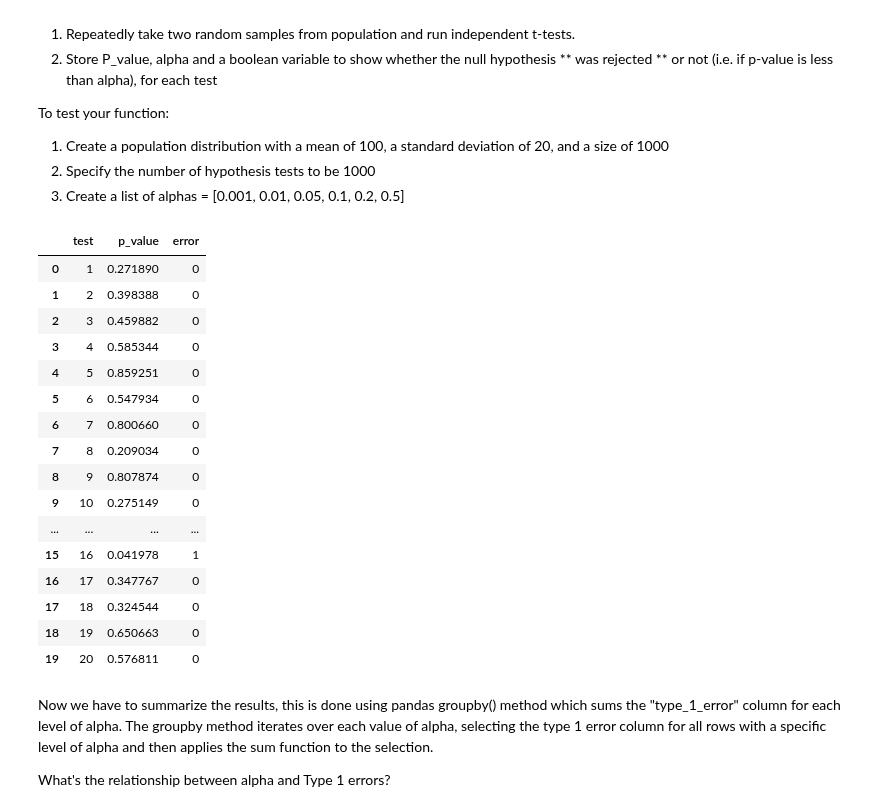
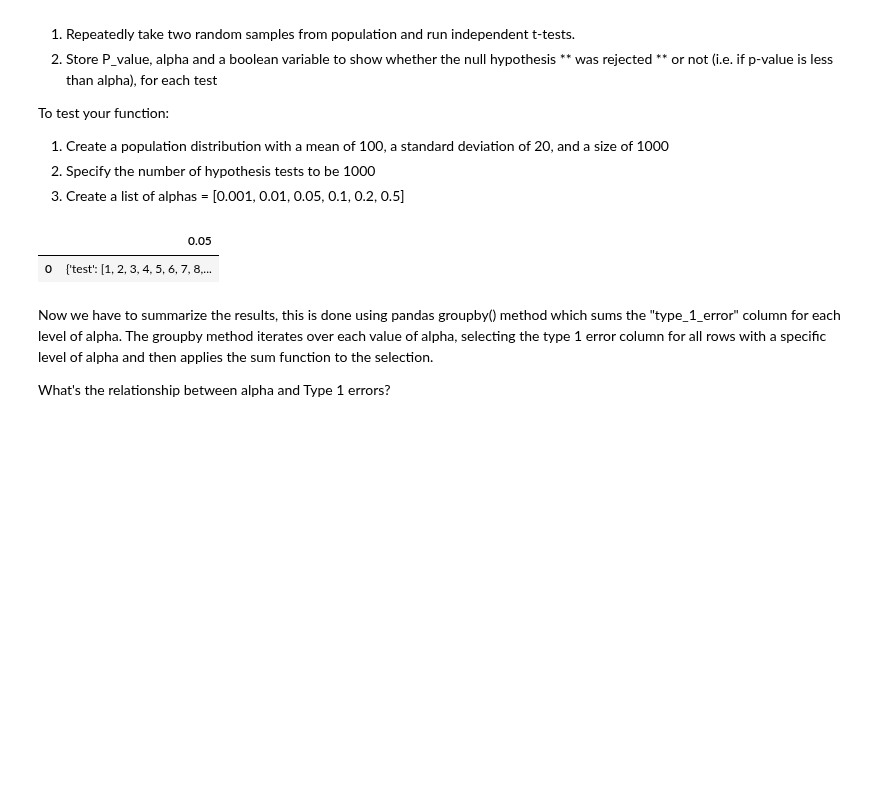
Before and after one commit to max-miller/dsc-type-1-and-2-error-lab-nyc-ds-career-042219, a Jupyter notebook: index.ipynb, the cells around one changed output. Saved outputs shown, nothing was run; the diff lists cells and outputs as text; code cells hidden in the pictures; blank space fills up the shorter version.

```diff
--- a/index.ipynb
+++ b/index.ipynb
@@ -137,7 +137,7 @@ def type_1_error(population, num_tests, alpha_set):
         A dataframe containing the columns 'type_2_error', 'p_value', and 'alpha'
     """
     frame = []
-    for alpha in apha_set:
+    for alpha in alpha_set:
         test = []
         p_value = []
         for n in range(1,num_tests+1):
@@ -148,27 +148,12 @@ def type_1_error(population, num_tests, alpha_set):
         error = [1 if n < alpha else 0 for n in p_value ]
         dic = {alpha:{'test':test,'p_value':p_value,'error':error}}
         frame.append(dic)
-    return pd.DataFrame(fra)
+    return pd.DataFrame(frame)
 # %%
-type_1_error(pop,20,.05)
+type_1_error(pop,20,[.05])
 # %% [output]
-|  | test | p_value | error |
-| 0 | 1 | 0.271890 | 0 |
-| 1 | 2 | 0.398388 | 0 |
-| 2 | 3 | 0.459882 | 0 |
-| 3 | 4 | 0.585344 | 0 |
-| 4 | 5 | 0.859251 | 0 |
-| 5 | 6 | 0.547934 | 0 |
-| 6 | 7 | 0.800660 | 0 |
-| 7 | 8 | 0.209034 | 0 |
-| 8 | 9 | 0.807874 | 0 |
-| 9 | 10 | 0.275149 | 0 |
-| ... | ... | ... | ... |
-| 15 | 16 | 0.041978 | 1 |
-| 16 | 17 | 0.347767 | 0 |
-| 17 | 18 | 0.324544 | 0 |
-| 18 | 19 | 0.650663 | 0 |
-| 19 | 20 | 0.576811 | 0 |
+|  | 0.05 |
+| 0 | {'test': [1, 2, 3, 4, 5, 6, 7, 8,... |
 # %% [markdown]
 Now we have to summarize the results, this is done using pandas groupby() method which sums the "type_1_error" column for each level of alpha. The groupby method iterates over each value of alpha, selecting the type 1 error column for all rows with a specific level of alpha and then applies the sum function to the selection.
 
```
